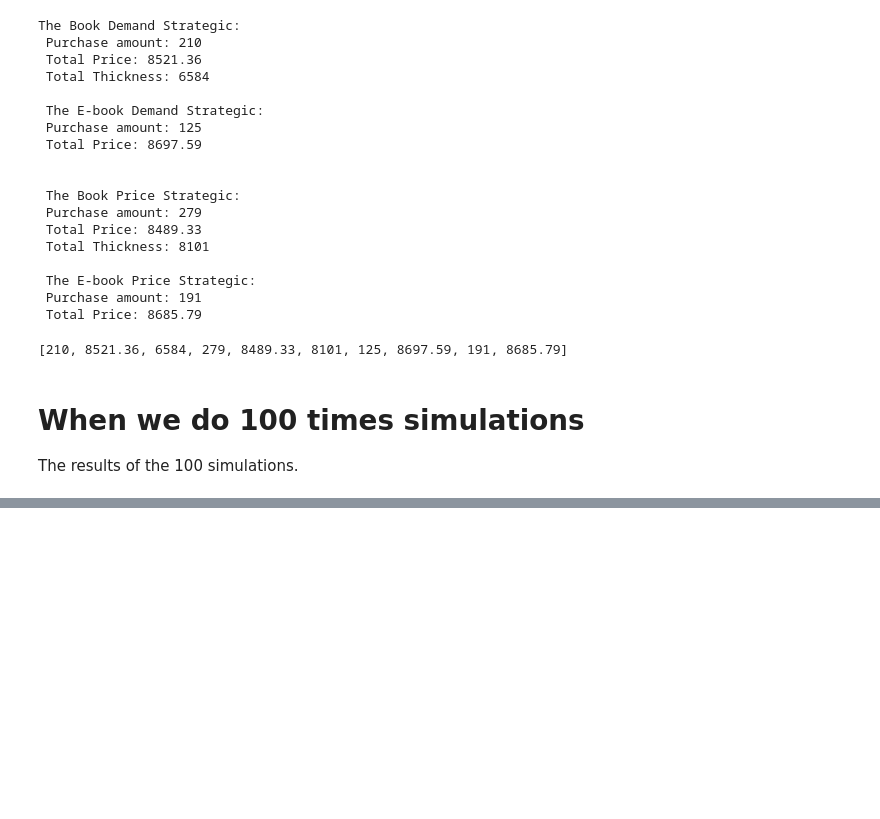
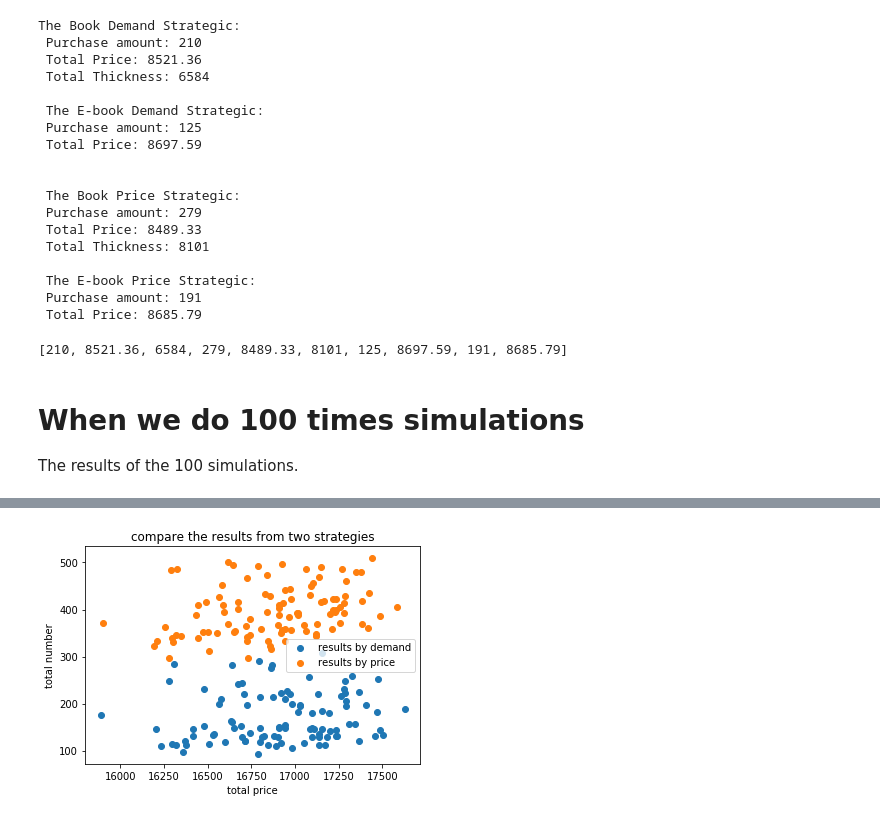
Before and after one commit to Shuyi-Liu/MC-for-Library-Acquisitions, a Jupyter notebook: second-simulation-notebook.ipynb, the cells around one changed output, grey strips where cells are left out. Cells and saved outputs as stored; diff of their text form; code cells hidden in the pictures; blank space fills up the shorter version.

```diff
--- a/second-simulation-notebook.ipynb
+++ b/second-simulation-notebook.ipynb
@@ -542,0 +573,13 @@ The Book Demand Strategic:
+# %%
+plt.scatter(m, k, label='results by demand')
+plt.scatter(n, l, label='results by price')
+plt.xlabel('total price')
+plt.ylabel('total number')
+
+plt.title('compare the results from two strategies')
+
+plt.legend()
+
+plt.show()
+# %% [output]
+[figure, added]
```
Also changed, not shown: parts of 5 cells of this notebook.
